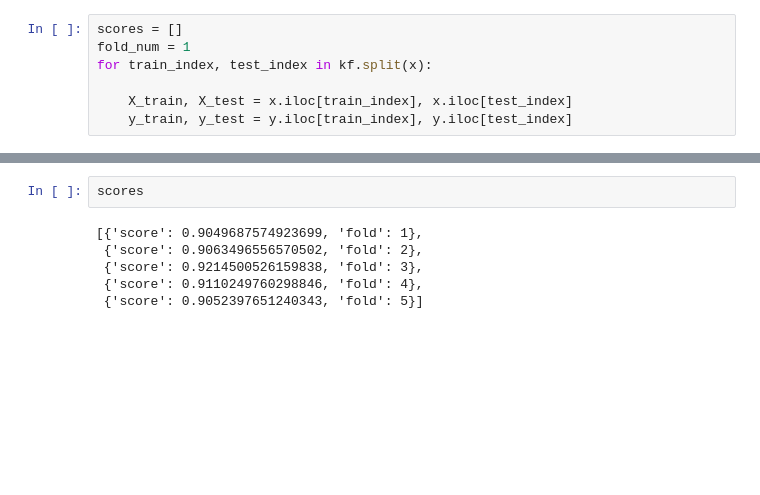
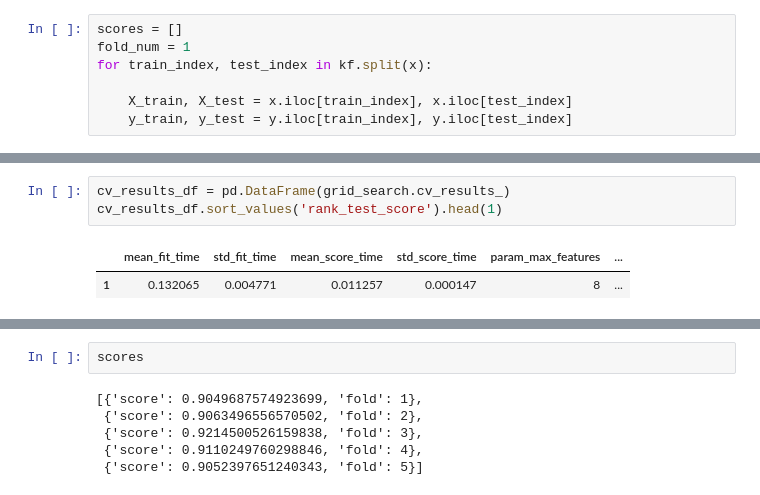
Before and after one commit to liu-roger/ames_housing_price, a Jupyter notebook: rf_top_25_features_basic.ipynb, the cells around one changed output, grey strips where cells are left out. Cells and saved outputs as stored; diff of their text form; blank space fills up the shorter version.

```diff
--- a/rf_top_25_features_basic.ipynb
+++ b/rf_top_25_features_basic.ipynb
@@ -605,2 +682,8 @@ cv_results_df.sort_values('rank_test_score')['params'][22]
+# %%
+cv_results_df = pd.DataFrame(grid_search.cv_results_)
+cv_results_df.sort_values('rank_test_score').head(1)
+# %% [output]
+|  | mean_fit_time | std_fit_time | mean_score_time | std_score_time | param_max_features | ... |
+| 1 | 0.132065 | 0.004771 | 0.011257 | 0.000147 | 8 | ... |
 # %%
 %%time
```
Also changed, not shown: parts of 23 cells of this notebook, 2 other files.
